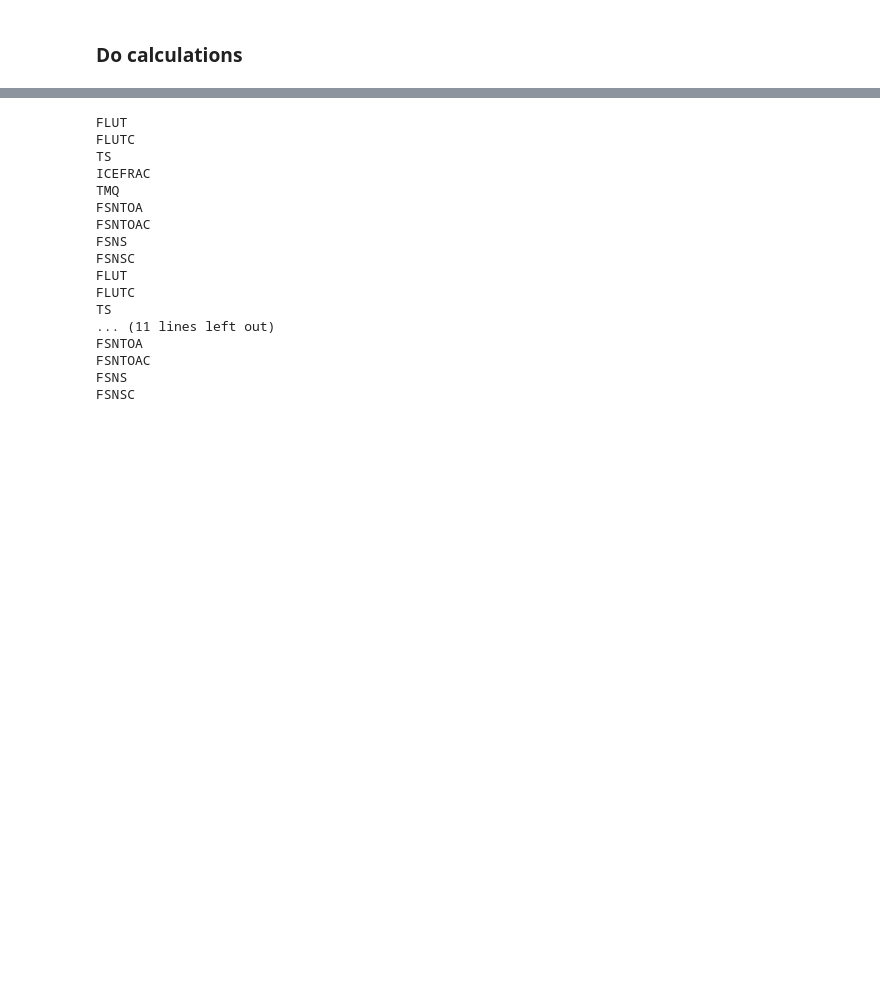
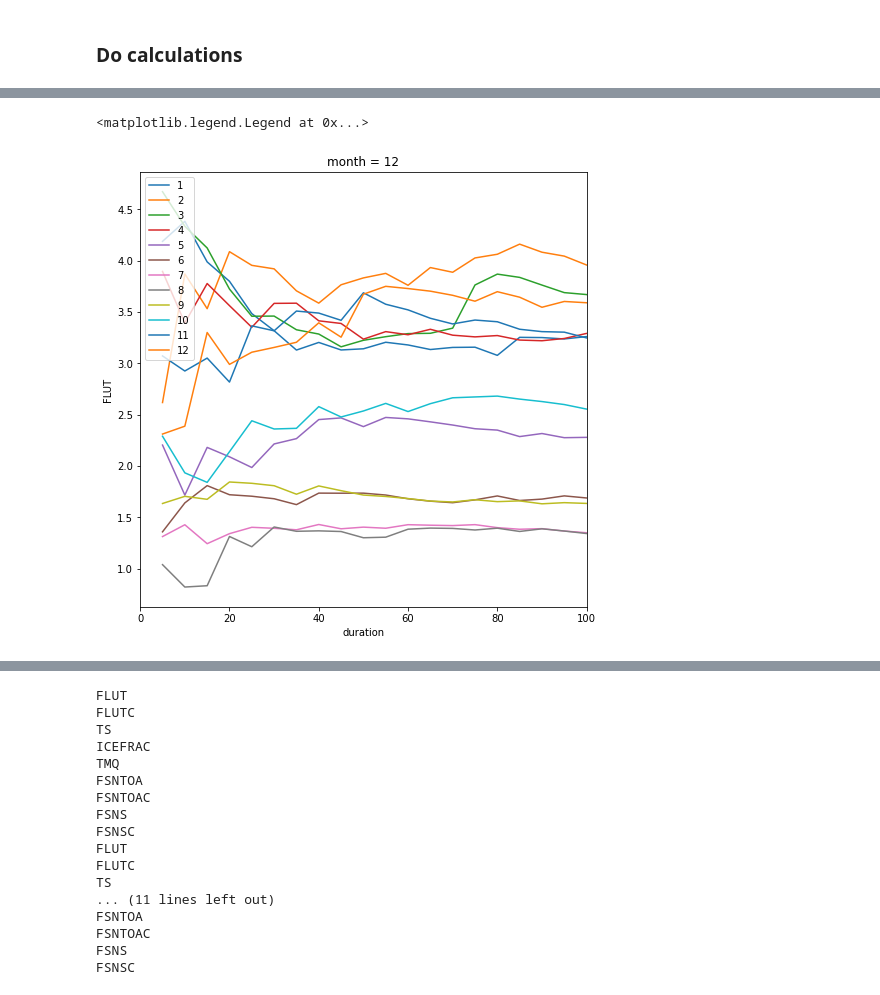
Before and after one commit to jshaw35/spectral_ice, a Jupyter notebook: trend_uncertainty/tauvar_durationdependence.ipynb, the cells around one changed output, grey strips where cells are left out. Cells and saved outputs as stored; diff of their text form; code cells hidden in the pictures; blank space fills up the shorter version.

```diff
--- a/trend_uncertainty/tauvar_durationdependence.ipynb
+++ b/trend_uncertainty/tauvar_durationdependence.ipynb
@@ -448,0 +577,13 @@ def __calc_lag1_by_dur_DATAARRAY(data,ann_tsel,durations):
+# %%
+plt.subplots(1,1,figsize=(8,8))
+
+for i,_monthly_data in enumerate(stddevs_monthly['FLUT']):
+    # print(_monthly_data)
+
+    _monthly_data.plot(label=i+1)
+
+plt.xlim(0,100)
+plt.legend()
+# %% [output]
+<matplotlib.legend.Legend at 0x...>
+[figure, added]
```
Also changed, not shown: parts of 12 cells of this notebook.
